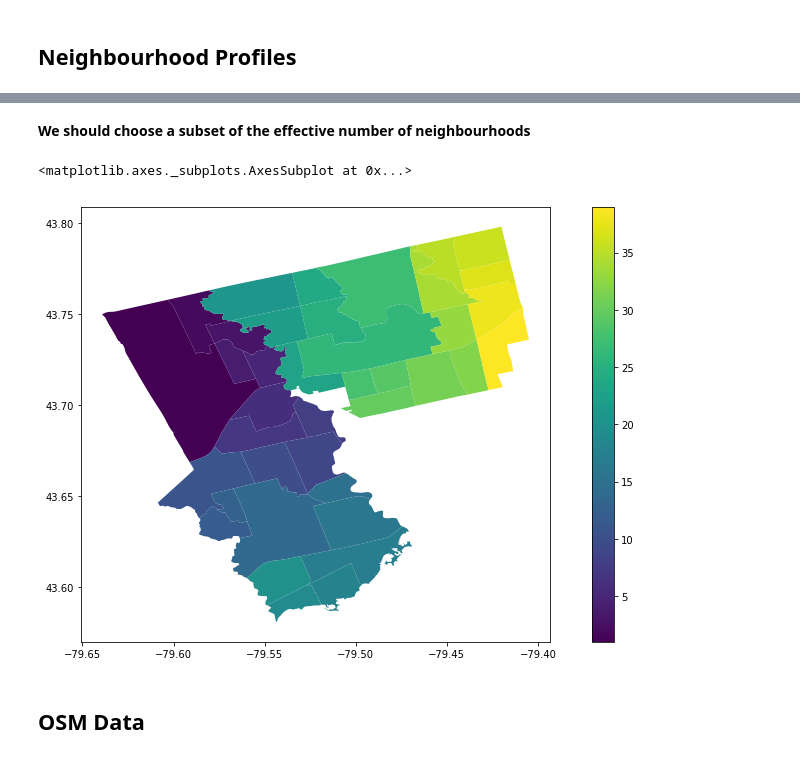
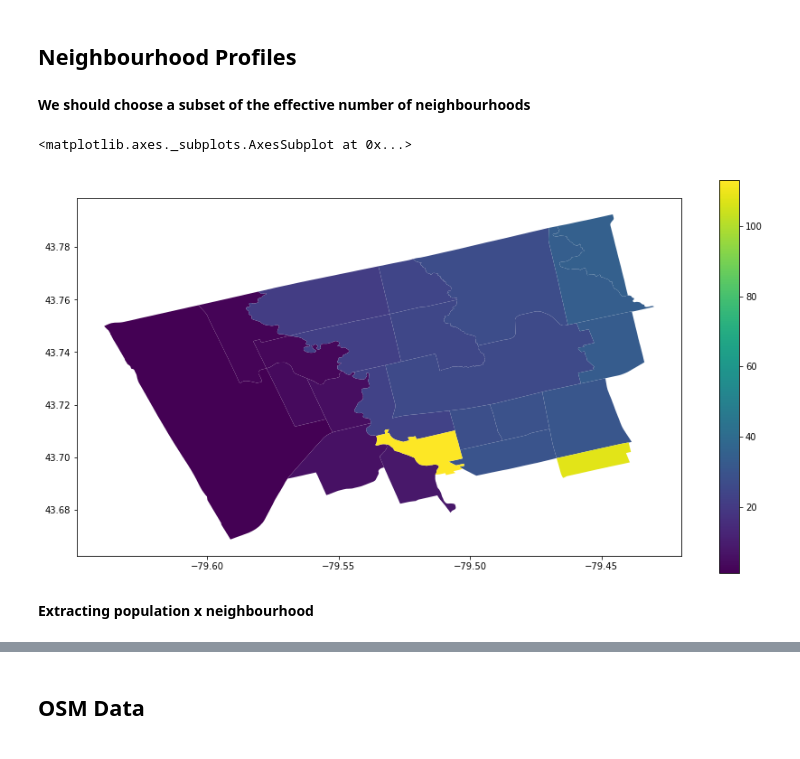
Before and after one commit to MachineLearningJournalClub/GAMELEON, a Jupyter notebook: GIS_Data_Toronto.ipynb, the cells around one changed output, grey strips where cells are left out. Saved outputs shown, nothing was run; the diff lists cells and outputs as text; code cells hidden in the pictures.

```diff
--- a/GIS_Data_Toronto.ipynb
+++ b/GIS_Data_Toronto.ipynb
@@ -61,6 +78,22 @@ fig.savefig("Data/Toronto_Traffic_Density.png", dpi = 600)
 """;
 # %% [markdown]
 ## Neighbourhood Profiles
+# %% [markdown]
+**We should choose a subset of the effective number of neighbourhoods**
+# %%
+bbox = (-79.6491, 43.7722, -79.4502, 43.7019)
+DF_neighbourhoods_shape = gpd.read_file("Data/toronto_neigh.geojson", bbox = bbox)
+DF_neighbourhoods_shape["AREA_S_CD"] = DF_neighbourhoods_shape["AREA_S_CD"].astype("int32")
+DF_neighbourhoods_shape = DF_neighbourhoods_shape.sort_values(by = ["AREA_S_CD"]).reset_index().drop(["index"], axis = 1)
+DF_neighbourhoods_shape["AREA_NAME"] = DF_neighbourhoods_shape.apply(lambda row:  row.AREA_NAME.replace(row.AREA_NAME[row.AREA_NAME.find("(")-1:row.AREA_NAME.find(")")+1], ""), axis = 1)
+# %%
+fig, ax = plt.subplots(1, 1, figsize = (15,8))
+DF_neighbourhoods_shape.loc[:,:].plot(column = "AREA_S_CD", ax =ax, cmap = "viridis", legend = True)
+# %% [output]
+<matplotlib.axes._subplots.AxesSubplot at 0x...>
+[figure, added]
+# %% [markdown]
+**Extracting population x neighbourhood**
 # %%
 DF_neighbourhoods_info = pd.read_csv("Data/neighbourhood-profiles-2016-csv.csv")
 DF_neighbourhoods_info.head()
@@ -72,5 +105,3 @@ DF_neighbourhoods_info.head()
 | 3 | 4 | Population | Population and dwellings | Census Profile 98-316-X2016001 | Population, 2011 | 2,615,060 | 30,279 | ... |
 | 4 | 5 | Population | Population and dwellings | Census Profile 98-316-X2016001 | Population Change 2011-2016 | 4.50% | -3.90% | ... |
 5 rows × 146 columns
-# %% [markdown]
-**We should choose a subset of the effective number of neighbourhoods**
@@ -81,6 +107,0 @@ DF_neighbourhoods_shape = DF_neighbourhoods_shape.sort_values(by = ["AREA_S_CD"]
-# %%
-fig, ax = plt.subplots(1, 1, figsize = (15,8))
-DF_neighbourhoods_shape.loc[:38,:].plot(column = "AREA_S_CD", ax =ax, cmap = "viridis", legend = True)
-# %% [output]
-<matplotlib.axes._subplots.AxesSubplot at 0x...>
-[figure, removed]
```
Also changed, not shown: parts of 40 cells of this notebook.
